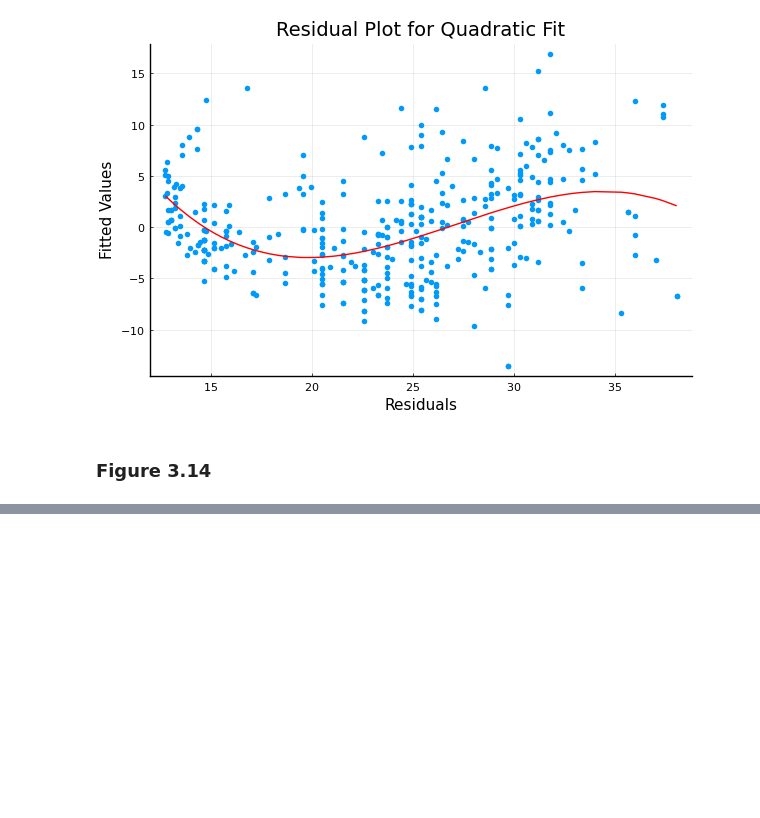
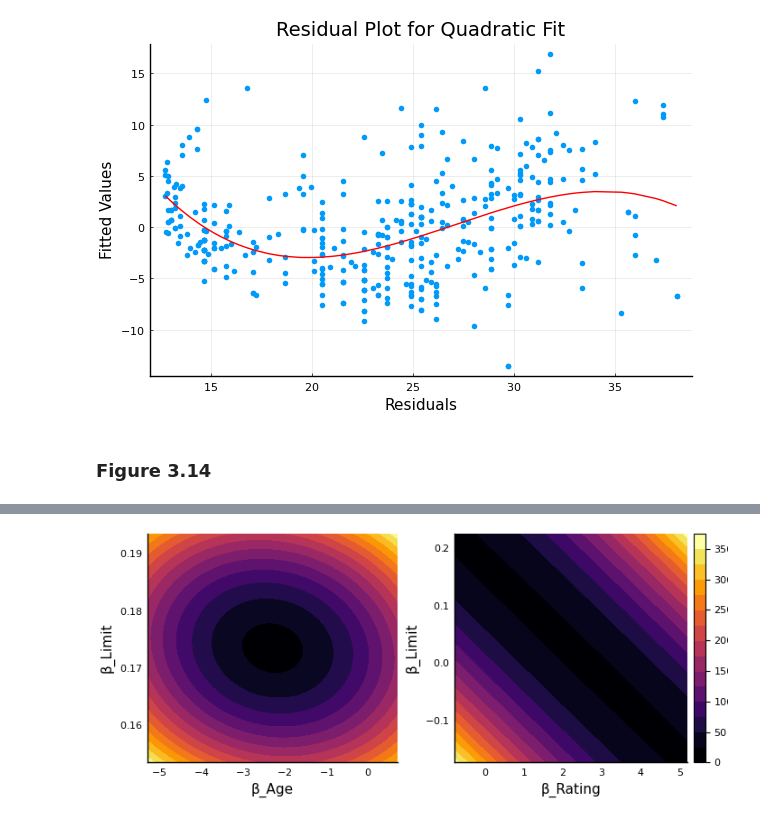
Before and after one commit to kanishka-006/ISLR-Julia, a Jupyter notebook: Notebooks/Chapter 3.ipynb, the cells around one changed output, grey strips where cells are left out. Drawn from its saved outputs; the diff is of its cells as text; code cells hidden in the pictures; blank space fills up the shorter version.

```diff
--- a/Notebooks/Chapter 3.ipynb
+++ b/Notebooks/Chapter 3.ipynb
@@ -449,0 +449,6 @@ ylabel!("Fitted Values")
+# %%
+#Scaling the variables with mean
+credit.Age = credit.Age .- mean(credit.Age)
+credit.Limit = credit.Limit .- mean(credit.Limit)
+
+linfit1 = lm(@formula(Balance ~ Age + Limit), credit)
@@ -449,0 +468,6 @@ ylabel!("Fitted Values")
+# %%
+#Scaling the variables with mean
+credit.Rating = credit.Rating .- mean(credit.Rating)
+credit.Limit = credit.Limit .- mean(credit.Limit)
+
+linfit2 = lm(@formula(Balance ~ Rating + Limit), credit)
@@ -449,0 +487,26 @@ ylabel!("Fitted Values")
+# %%
+B_Age   = collect(range(coef(linfit1)[2] -3, coef(linfit1)[2] + 3 ; length=100))
+B_Limit = collect(range(coef(linfit1)[3] -0.02, coef(linfit1)[3] + 0.02 ; length=100))
+
+B_Rating = collect(range(coef(linfit2)[2] -3, coef(linfit2)[2] + 3 ; length=100))
+B_Limit2 = collect(range(coef(linfit2)[3] -0.2, coef(linfit2)[3] + 0.2 ; length=100))
+
+function RSS_1(x, y)
+    ols = linfit1
+    Y = credit.Balance
+    sum((Y .- coef(ols)[1] .- x.*credit.Age .- y.*credit.Limit).^2)/1000000
+end
+function RSS_2(x, y)
+    ols = linfit2
+    Y = credit.Balance
+    sum((Y .- coef(ols)[1] .- x.*credit.Rating .- y.*credit.Limit).^2)/1000000
+end
+Z1 = RSS_1.(B_Age, B_Limit');
+Z2 = RSS_2.(B_Rating, B_Limit2');
+# %%
+pyplot()
+p1 = plot(B_Age, B_Limit , Z1 , st = :contourf, legend=false, xlabel="β_Age")
+p2 = plot(B_Rating, B_Limit2 , Z2 , st = :contourf, xlabel="β_Rating")
+plot(p1, p2, ylabel="β_Limit", layout=(2), size=(700,300))
+# %% [output]
+[figure, added]
```
Also changed, not shown: parts of 8 cells of this notebook.
